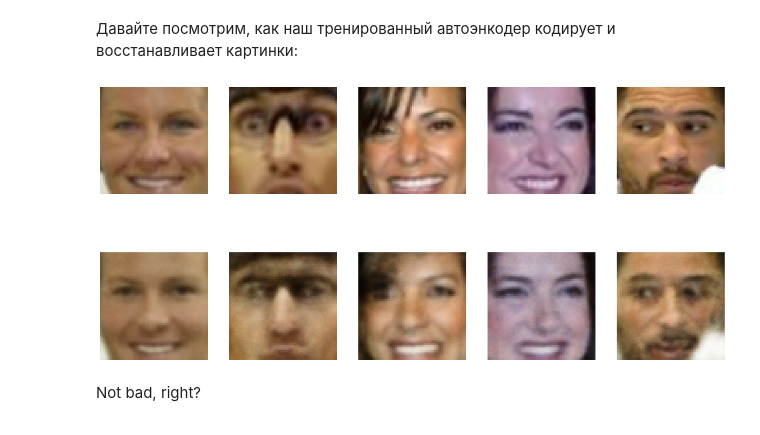
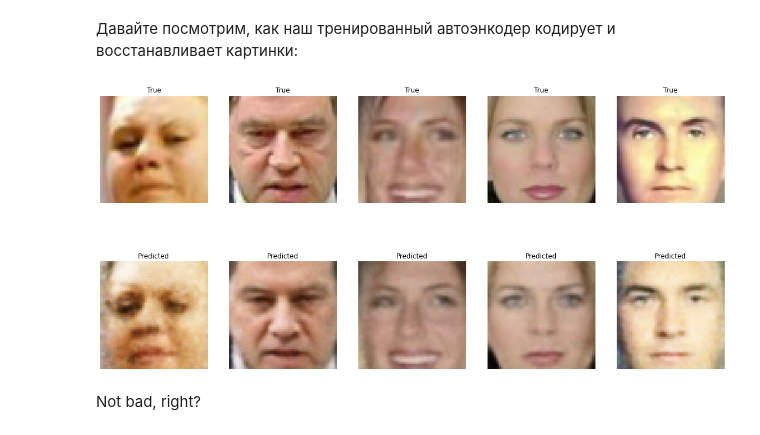
Before and after one commit to noname19871/DLS2022_advanced, a Jupyter notebook: homeworks/homework7/[homework]autoencoders.ipynb, the cells around one changed output. Saved outputs shown, nothing was run; the diff lists cells and outputs as text; code cells hidden in the pictures.

```diff
--- a/homeworks/homework7/[homework]autoencoders.ipynb
+++ b/homeworks/homework7/[homework]autoencoders.ipynb
@@ -311,17 +335,10 @@ KeyboardInterrupt: ignored
 # %%
 predictions, latent_outputs = predict(autoencoder, val_loader)
 pred, ground_truth = predictions[0], next(iter(val_loader))
-# %%
-plt.figure(figsize=(20, 10))
-for i, (g, p) in enumerate(zip(ground_truth[:5], pred[:5])):
-  plt.subplot(2, 5, i + 1)
-  plt.axis('off')
-  plt.imshow(np.rollaxis(g.numpy(), 0, 3))
-  plt.subplot(2, 5, i + 6)
-  plt.axis('off')
-  plt.imshow(np.rollaxis(p.numpy(), 0, 3))
-# %% [output]
-[figure, removed]
+# %%
+plot_faces(2, 5, ground_truth[:5].numpy(), "True", pred[:5].numpy(), "Predicted")
+# %% [output]
+[figure, added]
 # %% [markdown]
 Not bad, right?
 # %% [markdown]
```
Also changed, not shown: parts of 38 cells of this notebook.
